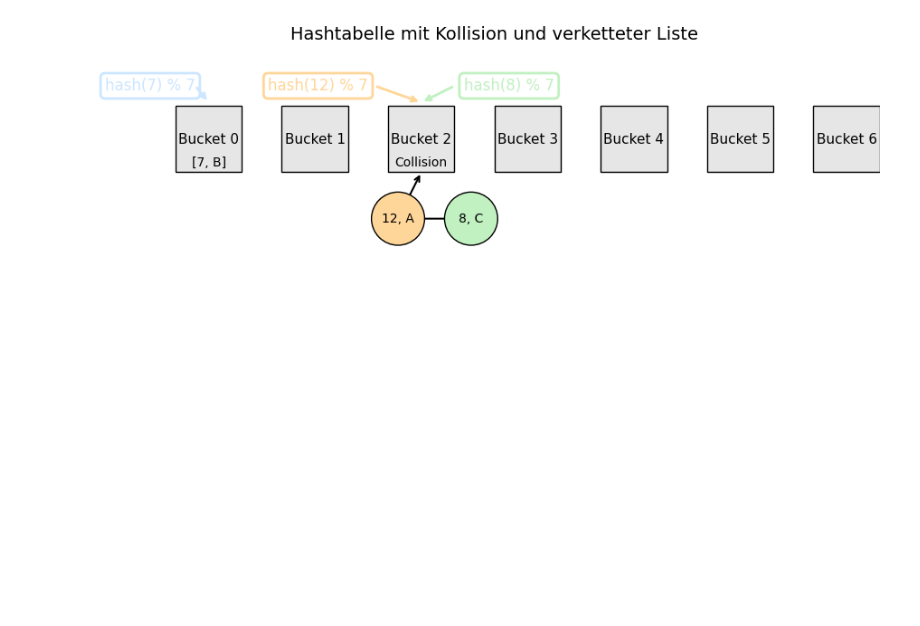
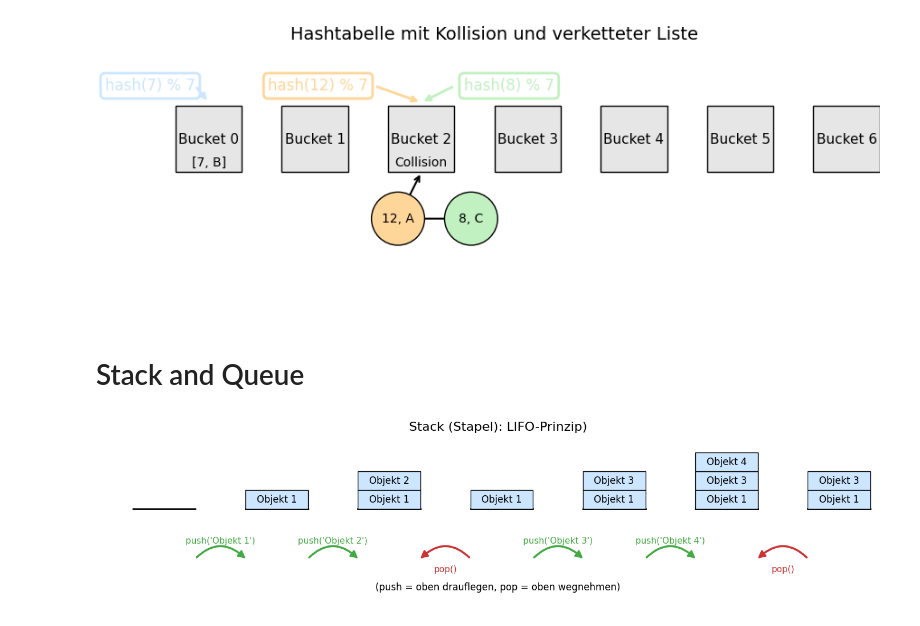
Before and after one commit to arthurvetter/algorithmenunddatenstrukturen, a Jupyter notebook: images/image_generation.ipynb, the cells around one changed output. Saved outputs shown, nothing was run; the diff lists cells and outputs as text; code cells hidden in the pictures; blank space fills up the shorter version.

```diff
--- a/images/image_generation.ipynb
+++ b/images/image_generation.ipynb
@@ -141,3 +332,64 @@ plt.savefig('hash_table_collision.png', bbox_inches='tight')
 plt.show()
 # %% [output]
 [figure]
+# %% [markdown]
+# Stack and Queue
+# %%
+def draw_stack(ax, values, xpos, label):
+    y_base = 0
+    width = 1
+    height = 0.6
+    for i, val in enumerate(values):
+        y = y_base + i * height
+        color = '#cce6ff'
+        rect = plt.Rectangle((xpos, y), width, height, fill=True, edgecolor='black', facecolor=color, zorder=2)
+        ax.add_patch(rect)
+        ax.text(xpos + width/2, y + height/2, str(val), ha='center', va='center', fontsize=12, zorder=3)
+    # Stack-Boden
+    ax.plot([xpos, xpos+width], [y_base, y_base], color='black', linewidth=2, zorder=1)
+    # Beschriftung unten
+    #ax.text(xpos + width/2, -0.3, label, ha='center', va='top', fontsize=11)
+
+steps = [
+    [], ['Objekt 1'], ['Objekt 1', 'Objekt 2'], ['Objekt 1'],
+    ['Objekt 1', 'Objekt 3'], ['Objekt 1', 'Objekt 3', 'Objekt 4'], ['Objekt 1', 'Objekt 3'], []
+]
+actions = [
+    "leer", "push('Objekt 1')", "push('Objekt 2')", "pop()",
+    "push('Objekt 3')", "push('Objekt 4')", "pop()", ""
+]
+
+fig, ax = plt.subplots(figsize=(14, 3.5))
+ax.set_xlim(-0.5, len(steps)*1.5)
+ax.set_ylim(-3, 2.8)
+ax.axis('off')
+
+# Stapel zeichnen
+for i, (vals, act) in enumerate(zip(steps, actions)):
+    draw_stack(ax, vals, i*1.8, act)
+
+# Geschwungene Pfeile zwischen den Stapeln
+for i in range(len(steps)-1):
+    x1 = i*1.8 + 1
+    x2 = (i+1)*1.8
+    y = -1.6
+    # Die Kurve nach oben für push, nach unten für pop
+    if "push" in actions[i+1]:
+        con = FancyArrowPatch((x1, y), (x2, y), connectionstyle="arc3,rad=-0.5",
+                              arrowstyle='Simple,tail_width=0.5,head_width=8,head_length=8',
+                              color='#44aa44', lw=2)
+        ax.add_patch(con)
+        ax.text((x1+x2)/2, y+0.45, f"{actions[i+1]}", ha="center", va="bottom", color='#44aa44', fontsize=11)
+    elif "pop" in actions[i+1]:
+        con = FancyArrowPatch((x2, y), (x1, y), connectionstyle="arc3,rad=0.5",
+                              arrowstyle='Simple,tail_width=0.5,head_width=8,head_length=8', color='#cc3333', lw=2)
+        ax.add_patch(con)
+        ax.text((x1+x2)/2, y-0.2, "pop()", ha="center", va="top", color='#cc3333', fontsize=11)
+
+plt.text(len(steps)*0.73, 2.5, "Stack (Stapel): LIFO-Prinzip)", fontsize=16, ha='center')
+plt.text(len(steps)*0.73, -2.6, "(push = oben drauflegen, pop = oben wegnehmen)", fontsize=12, ha='center')
+plt.tight_layout()
+plt.savefig('stack_operations.png', bbox_inches='tight')
+plt.show()
+# %% [output]
+[figure, added]
```
Also changed, not shown: parts of 9 cells of this notebook, 8 other files.
